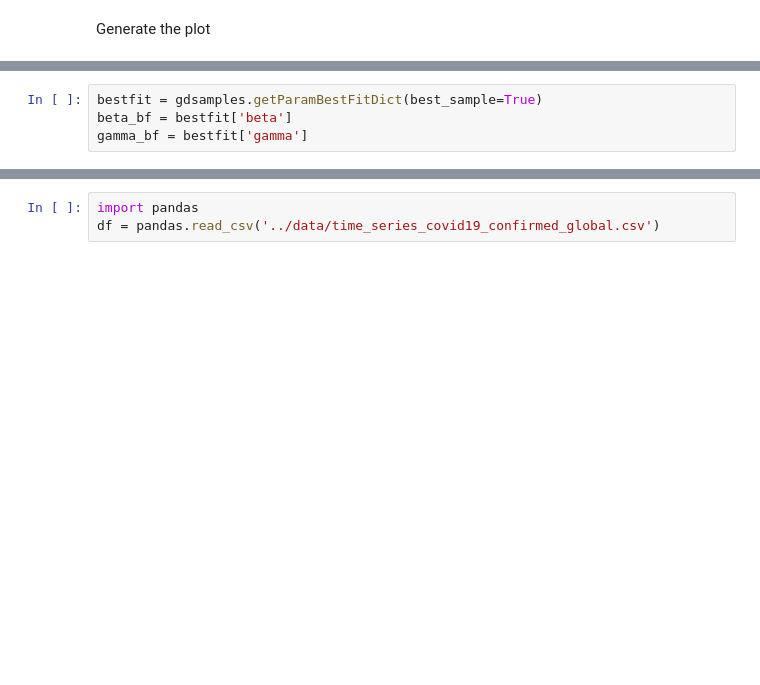
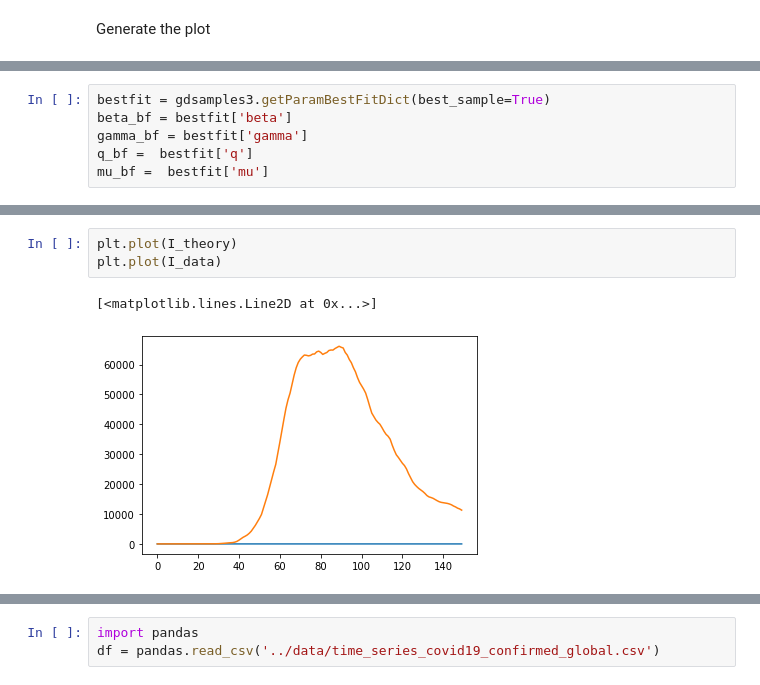
Before and after one commit to Pablo-Lemos/covid_mcmc, a Jupyter notebook: notebooks/plot_chains.ipynb, the cells around one changed output, grey strips where cells are left out. Saved outputs shown, nothing was run; the diff lists cells and outputs as text; blank space fills up the shorter version.

```diff
--- a/notebooks/plot_chains.ipynb
+++ b/notebooks/plot_chains.ipynb
@@ -27,5 +30,7 @@ g.triangle_plot(gdsamples, ['beta', 'gamma', 'mu'], filled=True)
 # %%
-bestfit = gdsamples.getParamBestFitDict(best_sample=True)
+bestfit = gdsamples3.getParamBestFitDict(best_sample=True)
 beta_bf = bestfit['beta']
 gamma_bf = bestfit['gamma']
+q_bf =  bestfit['q']
+mu_bf =  bestfit['mu']
 # %%
@@ -46,0 +71,6 @@ NameError: name 'beta_bf' is not defined
+# %%
+plt.plot(I_theory)
+plt.plot(I_data)
+# %% [output]
+[<matplotlib.lines.Line2D at 0x...>]
+[figure, added]
```
Also changed, not shown: parts of 6 cells of this notebook.
